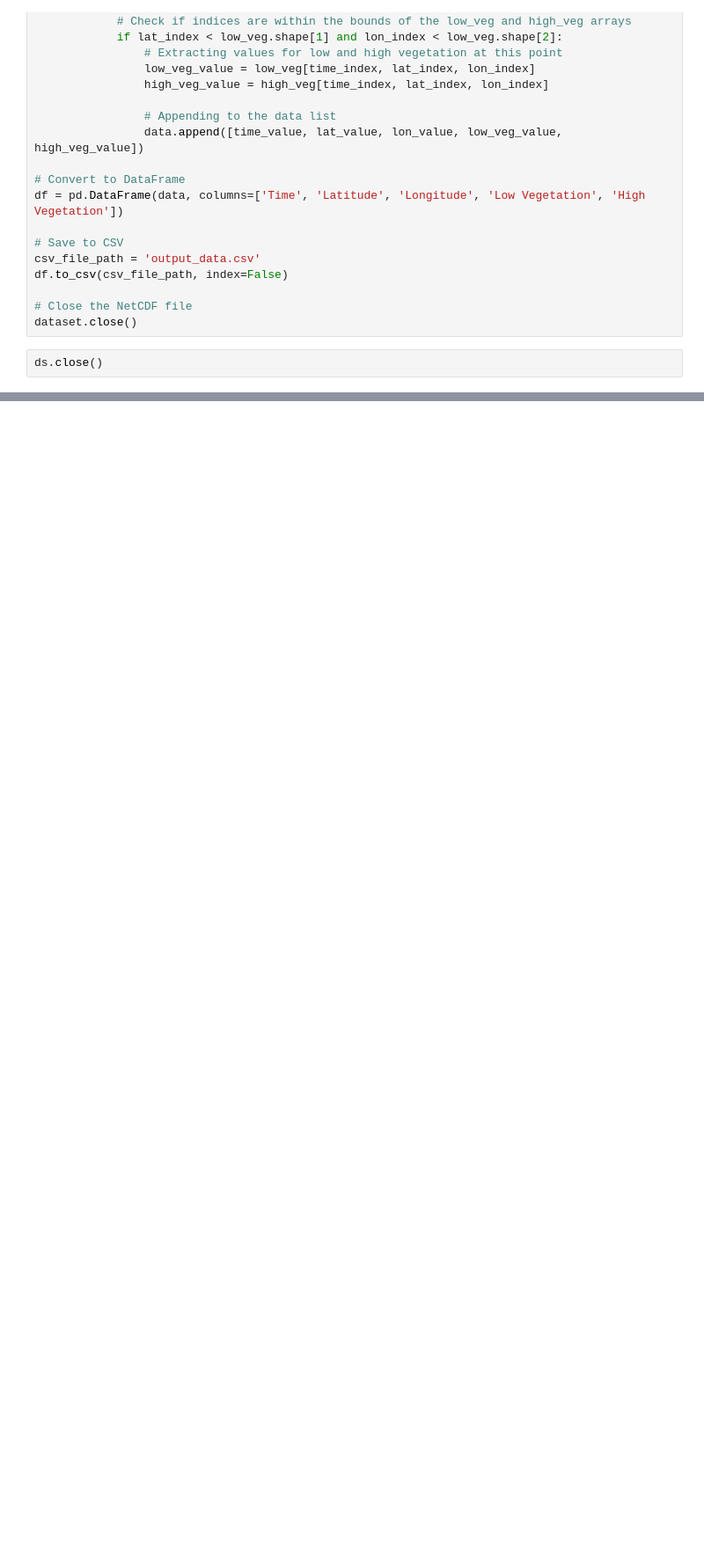
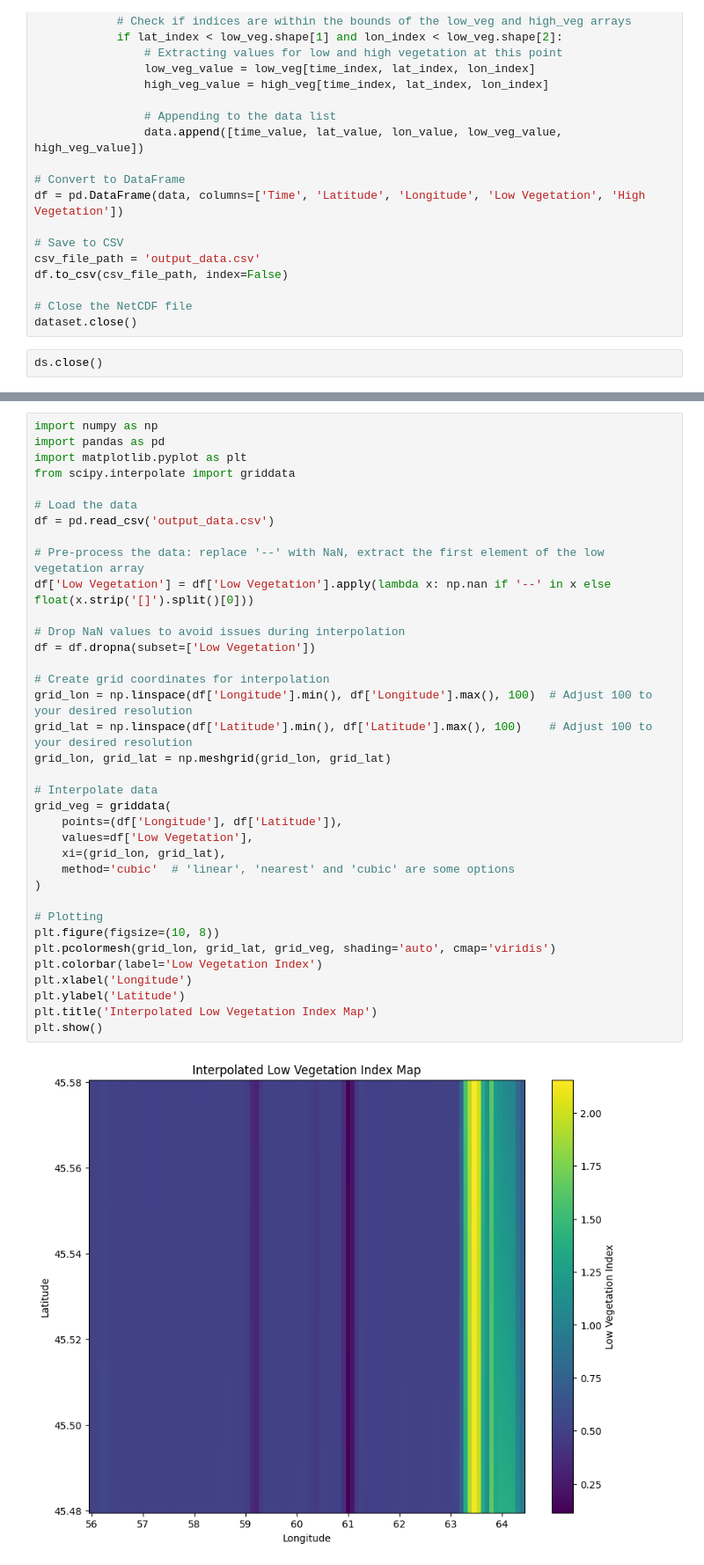
Before and after one commit to NodiraTillayeva/ERA5Analysis, a Jupyter notebook: ParseNC.ipynb, the cells around one changed output, grey strips where cells are left out. Shown at 88% size. Drawn from its saved outputs; the diff is of its cells as text; blank space fills up the shorter version.

```diff
--- a/ParseNC.ipynb
+++ b/ParseNC.ipynb
@@ -90,0 +111,38 @@ df.head()
+# %%
+import numpy as np
+import pandas as pd
+import matplotlib.pyplot as plt
+from scipy.interpolate import griddata
+
+# Load the data
+df = pd.read_csv('output_data.csv')
+
+# Pre-process the data: replace '--' with NaN, extract the first element of the low vegetation array
+df['Low Vegetation'] = df['Low Vegetation'].apply(lambda x: np.nan if '--' in x else float(x.strip('[]').split()[0]))
+
+# Drop NaN values to avoid issues during interpolation
+df = df.dropna(subset=['Low Vegetation'])
+
+# Create grid coordinates for interpolation
+grid_lon = np.linspace(df['Longitude'].min(), df['Longitude'].max(), 100)  # Adjust 100 to your desired resolution
+grid_lat = np.linspace(df['Latitude'].min(), df['Latitude'].max(), 100)    # Adjust 100 to your desired resolution
+grid_lon, grid_lat = np.meshgrid(grid_lon, grid_lat)
+
+# Interpolate data
+grid_veg = griddata(
+    points=(df['Longitude'], df['Latitude']),
+    values=df['Low Vegetation'],
+    xi=(grid_lon, grid_lat),
+    method='cubic'  # 'linear', 'nearest' and 'cubic' are some options
+)
+
+# Plotting
+plt.figure(figsize=(10, 8))
+plt.pcolormesh(grid_lon, grid_lat, grid_veg, shading='auto', cmap='viridis')
+plt.colorbar(label='Low Vegetation Index')
+plt.xlabel('Longitude')
+plt.ylabel('Latitude')
+plt.title('Interpolated Low Vegetation Index Map')
+plt.show()
+# %% [output]
+[figure, added]
```
Also changed, not shown: parts of 2 cells of this notebook.
